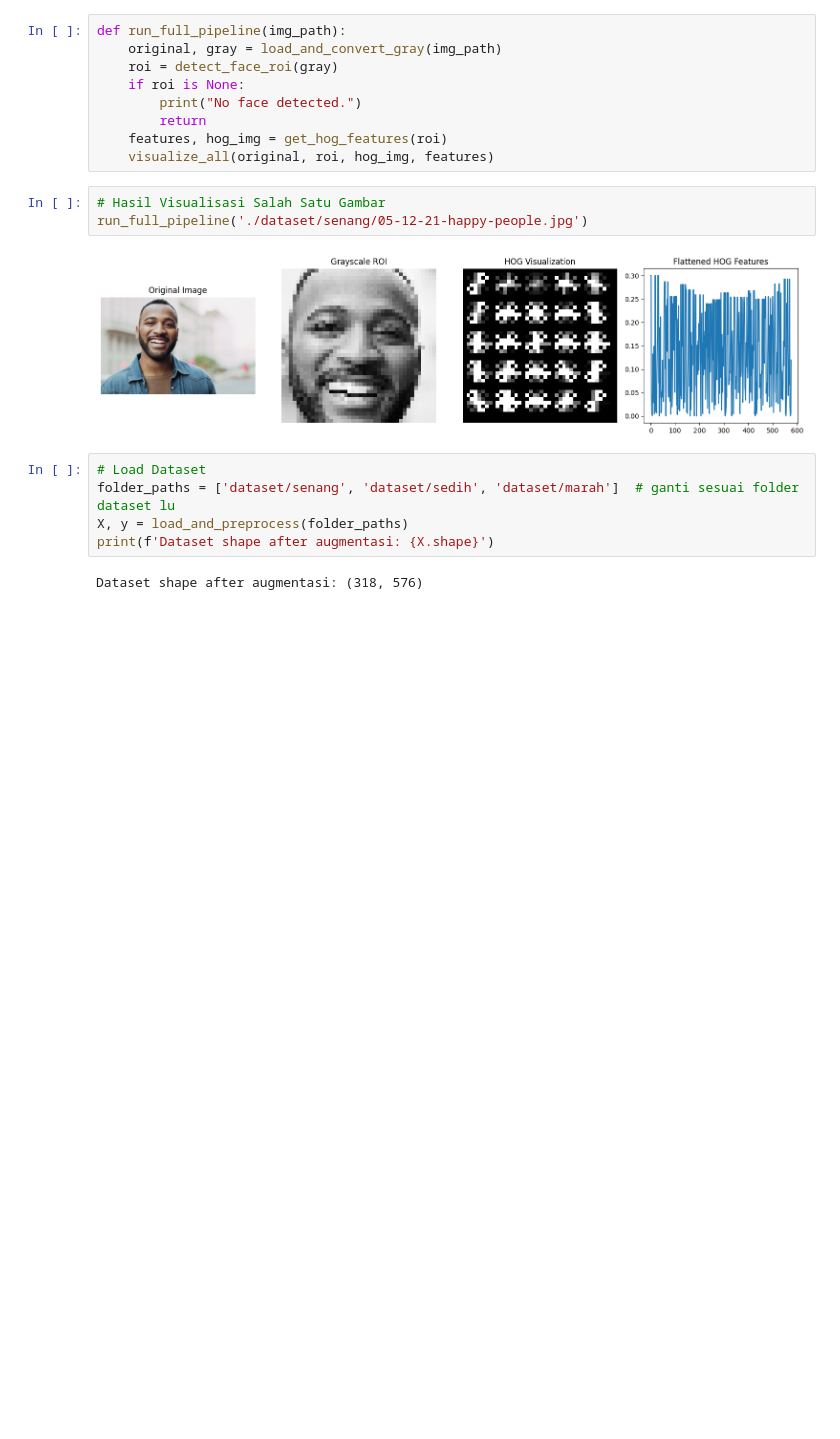
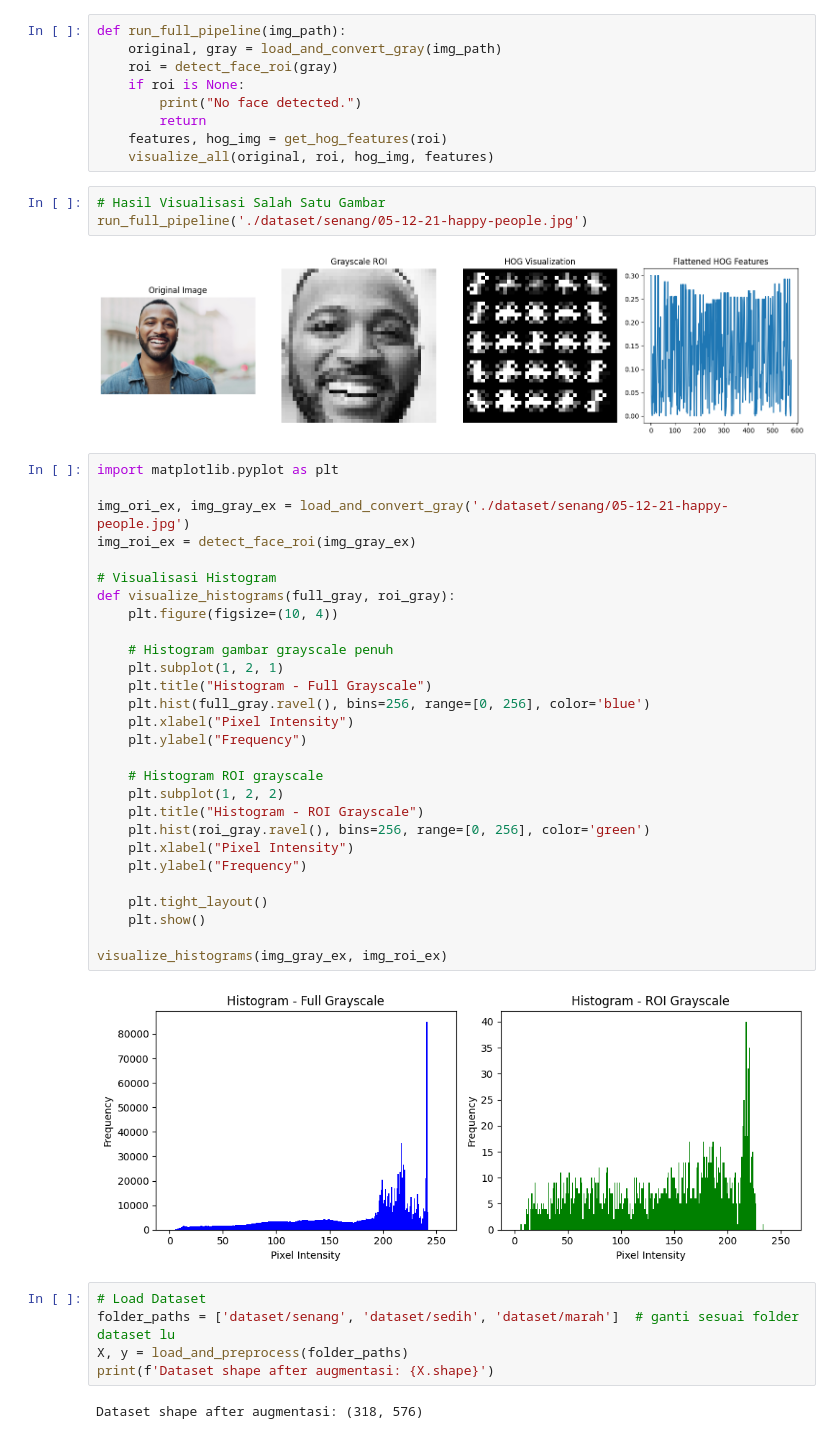
Before and after one commit to PenDZ-Alter/ce-svm, a Jupyter notebook: sk-roi-hog-test.ipynb, the cells around one changed output. Cells and saved outputs as stored; diff of their text form; blank space fills up the shorter version.

Commit message:
test: adding histogram

```diff
--- a/sk-roi-hog-test.ipynb
+++ b/sk-roi-hog-test.ipynb
@@ -113,6 +113,36 @@ def run_full_pipeline(img_path):
 run_full_pipeline('./dataset/senang/05-12-21-happy-people.jpg')
 # %% [output]
 [figure]
+# %%
+import matplotlib.pyplot as plt
+
+img_ori_ex, img_gray_ex = load_and_convert_gray('./dataset/senang/05-12-21-happy-people.jpg')
+img_roi_ex = detect_face_roi(img_gray_ex)
+
+# Visualisasi Histogram
+def visualize_histograms(full_gray, roi_gray):
+    plt.figure(figsize=(10, 4))
+
+    # Histogram gambar grayscale penuh
+    plt.subplot(1, 2, 1)
+    plt.title("Histogram - Full Grayscale")
+    plt.hist(full_gray.ravel(), bins=256, range=[0, 256], color='blue')
+    plt.xlabel("Pixel Intensity")
+    plt.ylabel("Frequency")
+
+    # Histogram ROI grayscale
+    plt.subplot(1, 2, 2)
+    plt.title("Histogram - ROI Grayscale")
+    plt.hist(roi_gray.ravel(), bins=256, range=[0, 256], color='green')
+    plt.xlabel("Pixel Intensity")
+    plt.ylabel("Frequency")
+
+    plt.tight_layout()
+    plt.show()
+
+visualize_histograms(img_gray_ex, img_roi_ex)
+# %% [output]
+[figure, added]
 # %%
 # Load Dataset
 folder_paths = ['dataset/senang', 'dataset/sedih', 'dataset/marah']  # ganti sesuai folder dataset lu
```
Also changed, not shown: parts of 3 cells of this notebook.
